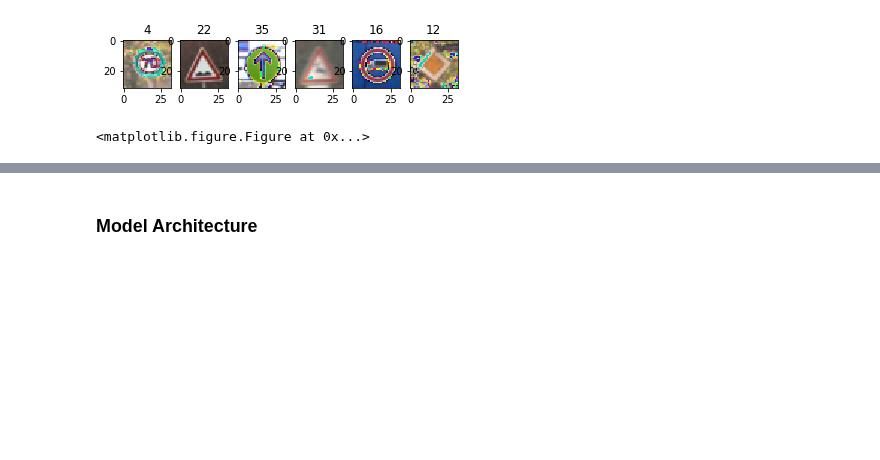
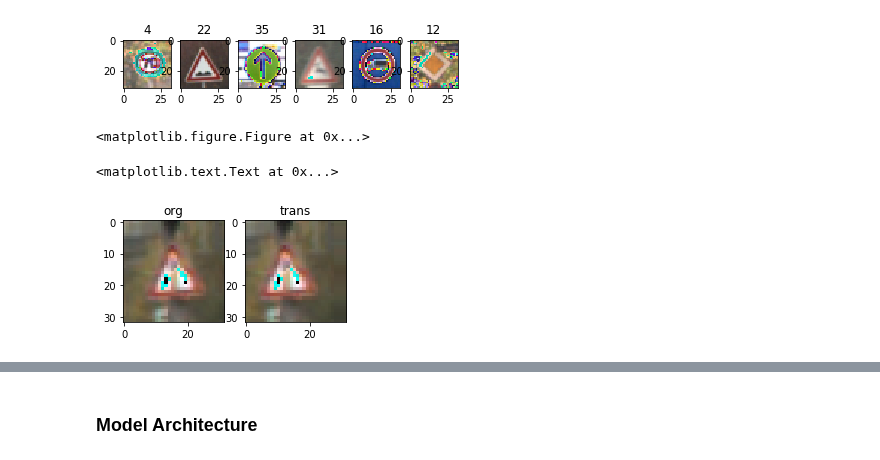
Before and after one commit to patman77/SDCE_nanodegree, a Jupyter notebook: Term1/Project2_Traffic_Sign_Classifier_Project/Traffic_Sign_Classifier.ipynb, the cells around one changed output, grey strips where cells are left out. Cells and saved outputs as stored; diff of their text form; code cells hidden in the pictures; blank space fills up the shorter version.

Commit message:
started data augmentation, initially with translation (later scaling, brightness, contrast, homography warping)

```diff
--- a/Term1/Project2_Traffic_Sign_Classifier_Project/Traffic_Sign_Classifier.ipynb
+++ b/Term1/Project2_Traffic_Sign_Classifier_Project/Traffic_Sign_Classifier.ipynb
@@ -229,3 +229,35 @@ for i in range(6):
 # %% [output]
 [figure]
 <matplotlib.figure.Figure at 0x...>
+# %%
+# add some data augmentation
+import cv2
+#import matplotlib.pyplot as plt
+import pandas as pd
+
+def dataAugmentationTranslate(img):
+    rows, cols, depth = img.shape
+    deltamin = -5
+    deltamax =  5
+    dx, dy = np.random.randint(deltamin, deltamax, 2)
+
+    M = np.float32([[1,0,dx],[0,1,dy]])
+    dst = cv2.warpAffine(img, M, (cols, rows), flags=cv2.INTER_CUBIC, borderMode=cv2.BORDER_REPLICATE)
+
+    #dst = dst[:,:,np.newaxis]
+    return dst
+
+
+index    = random.randint(0, len(X_train))
+test_img = X_train_norm[index]
+test_moved = dataAugmentationTranslate(test_img)
+
+figure, axes = plt.subplots(1,2,figsize=(4,4))
+#plt.figure(figsize=(2,2))
+axes[0].imshow(test_img.squeeze())
+axes[0].set_title('org')
+axes[1].imshow(test_moved.squeeze())
+axes[1].set_title('trans')
+# %% [output]
+<matplotlib.text.Text at 0x...>
+[figure, added]
```
Also changed, not shown: parts of 2 cells of this notebook.
